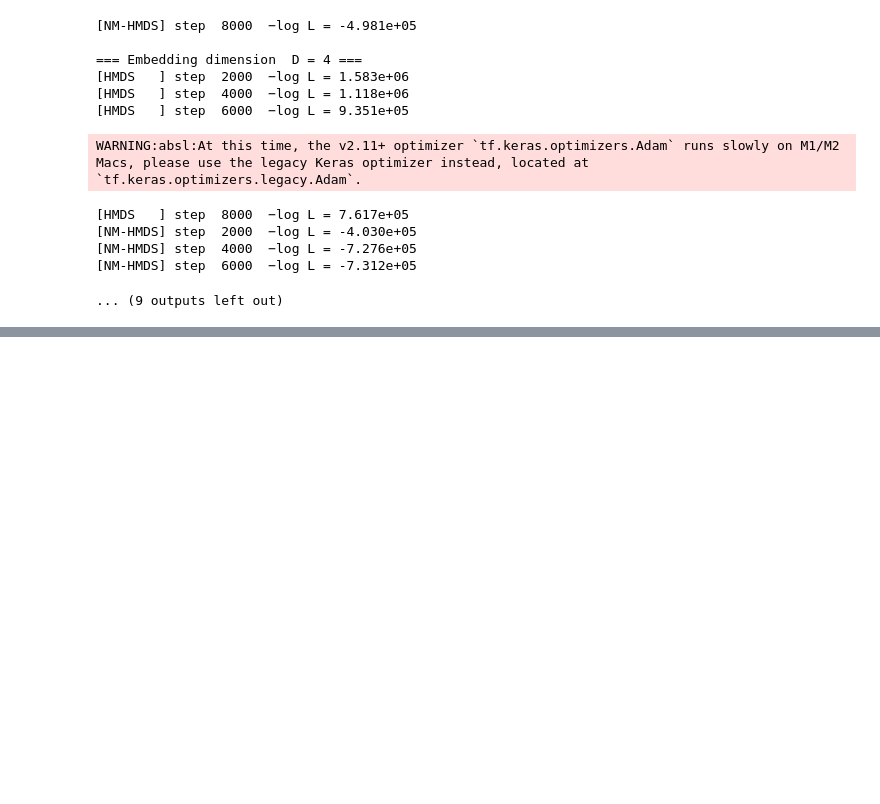
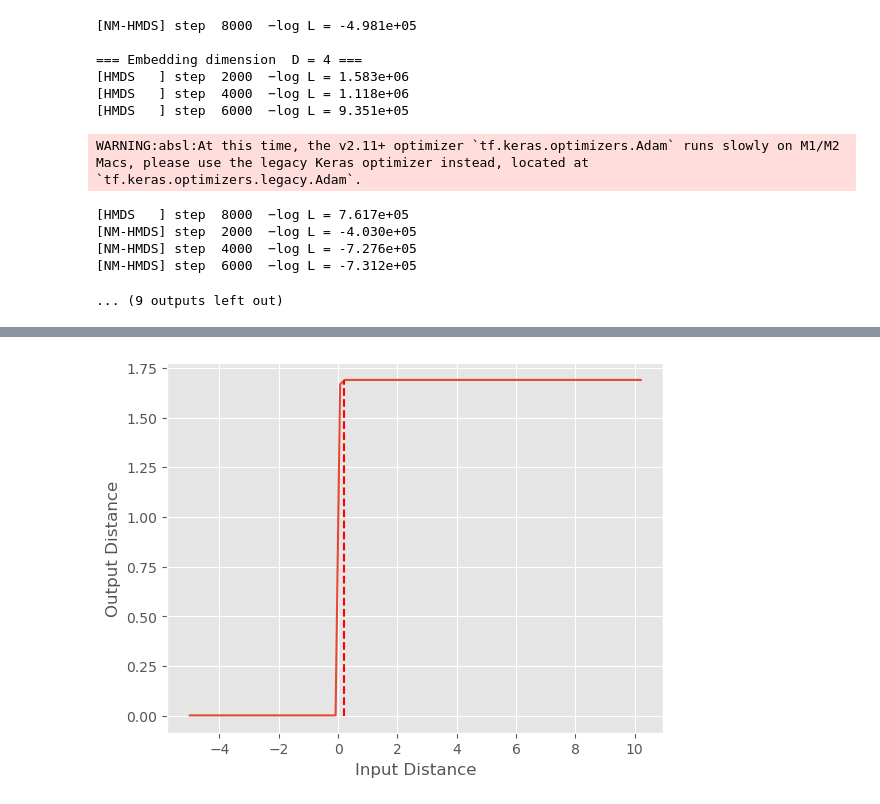
Before and after one commit to Nakshatra120/nhmds, a Jupyter notebook: mnist_check.ipynb, the cells around one changed output, grey strips where cells are left out. Saved outputs shown, nothing was run; the diff lists cells and outputs as text; code cells hidden in the pictures; blank space fills up the shorter version.

```diff
--- a/mnist_check.ipynb
+++ b/mnist_check.ipynb
@@ -1104,0 +1126,4 @@ WARNING:absl:At this time, the v2.11+ optimizer `tf.keras.optimizers.Adam` runs
+# %%
+nmHMDS_noisy.plot_transformation()
+# %% [output]
+[figure, added]
```
Also changed, not shown: parts of 6 cells of this notebook.
